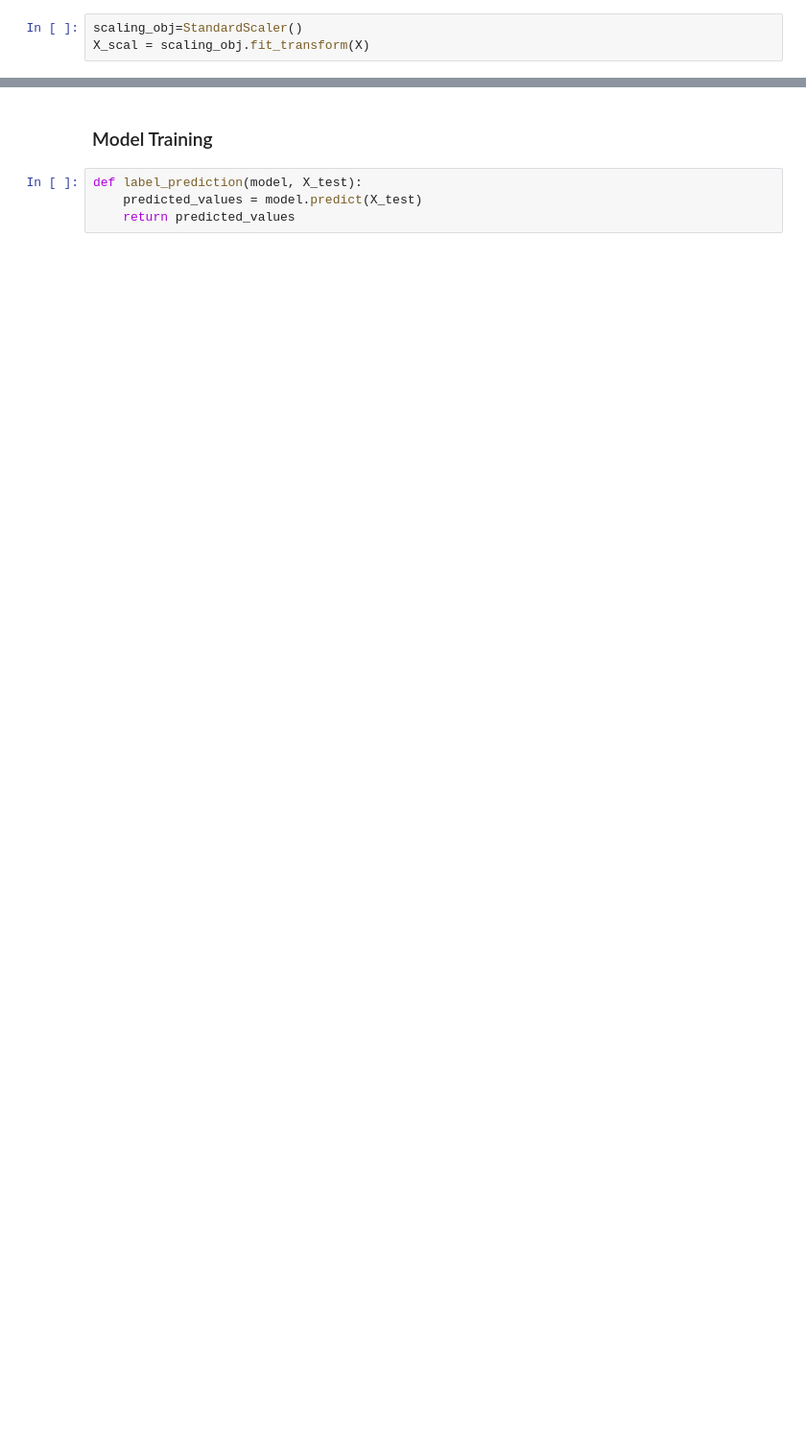
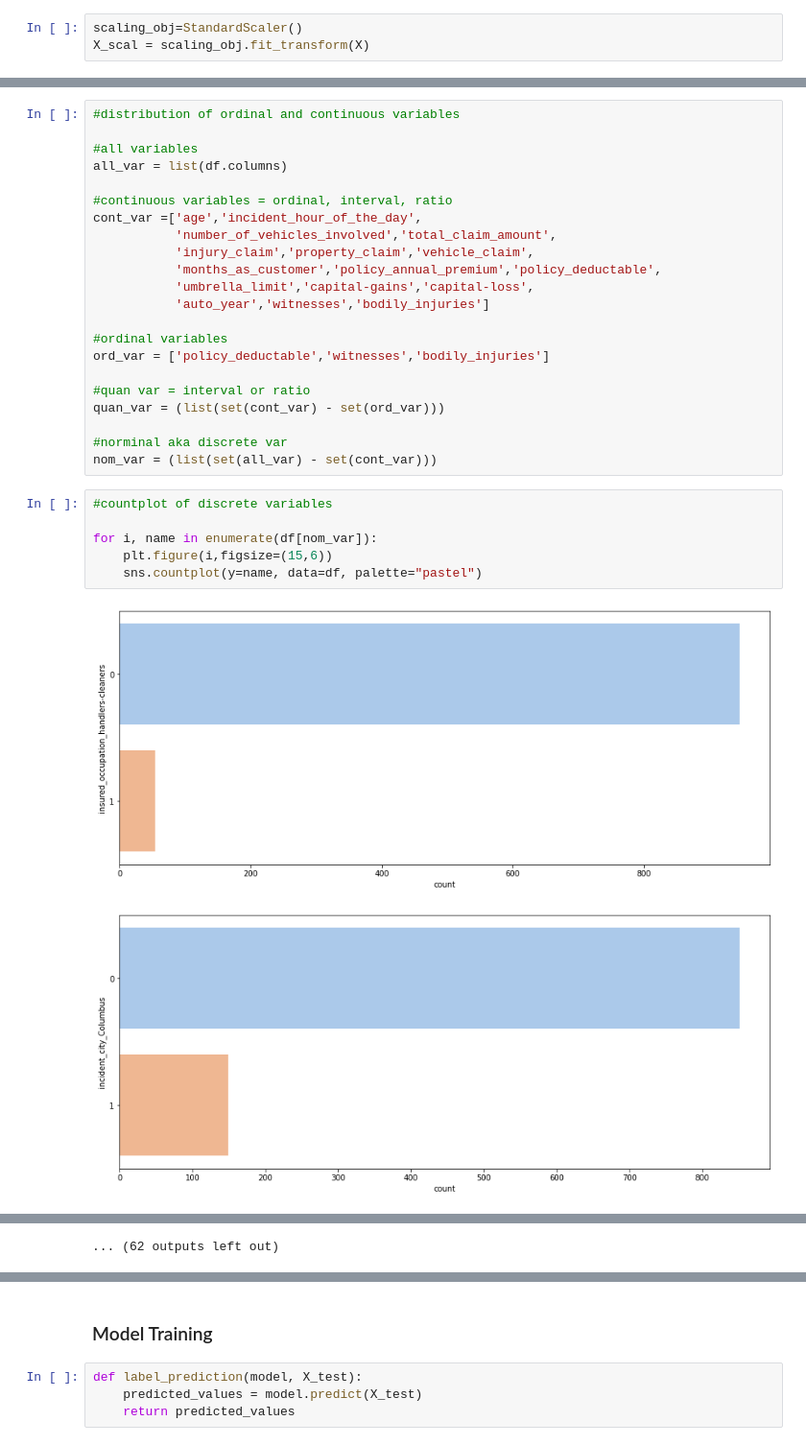
Before and after one commit to balaninikita/Automobile-Insurance-Fraud-Detection, a Jupyter notebook: Automobile_Insurance_Fraud_Detection.ipynb, the cells around one changed output, grey strips where cells are left out. Shown at 96% size. Cells and saved outputs as stored; diff of their text form; blank space fills up the shorter version.

```diff
--- a/Automobile_Insurance_Fraud_Detection.ipynb
+++ b/Automobile_Insurance_Fraud_Detection.ipynb
@@ -290,0 +301,31 @@ X_scal = scaling_obj.fit_transform(X)
+# %%
+#distribution of ordinal and continuous variables
+
+#all variables
+all_var = list(df.columns)
+
+#continuous variables = ordinal, interval, ratio
+cont_var =['age','incident_hour_of_the_day',
+           'number_of_vehicles_involved','total_claim_amount',
+           'injury_claim','property_claim','vehicle_claim',
+           'months_as_customer','policy_annual_premium','policy_deductable',
+           'umbrella_limit','capital-gains','capital-loss',
+           'auto_year','witnesses','bodily_injuries']
+
+#ordinal variables
+ord_var = ['policy_deductable','witnesses','bodily_injuries']
+
+#quan var = interval or ratio
+quan_var = (list(set(cont_var) - set(ord_var)))
+
+#norminal aka discrete var
+nom_var = (list(set(all_var) - set(cont_var)))
+# %%
+#countplot of discrete variables
+
+for i, name in enumerate(df[nom_var]):
+    plt.figure(i,figsize=(15,6))
+    sns.countplot(y=name, data=df, palette="pastel")
+# %% [output]
+[figure, added]
+[figure, added]
@@ -290,0 +342 @@ X_scal = scaling_obj.fit_transform(X)
+... (62 outputs left out)
```
Also changed, not shown: parts of 82 cells of this notebook.
